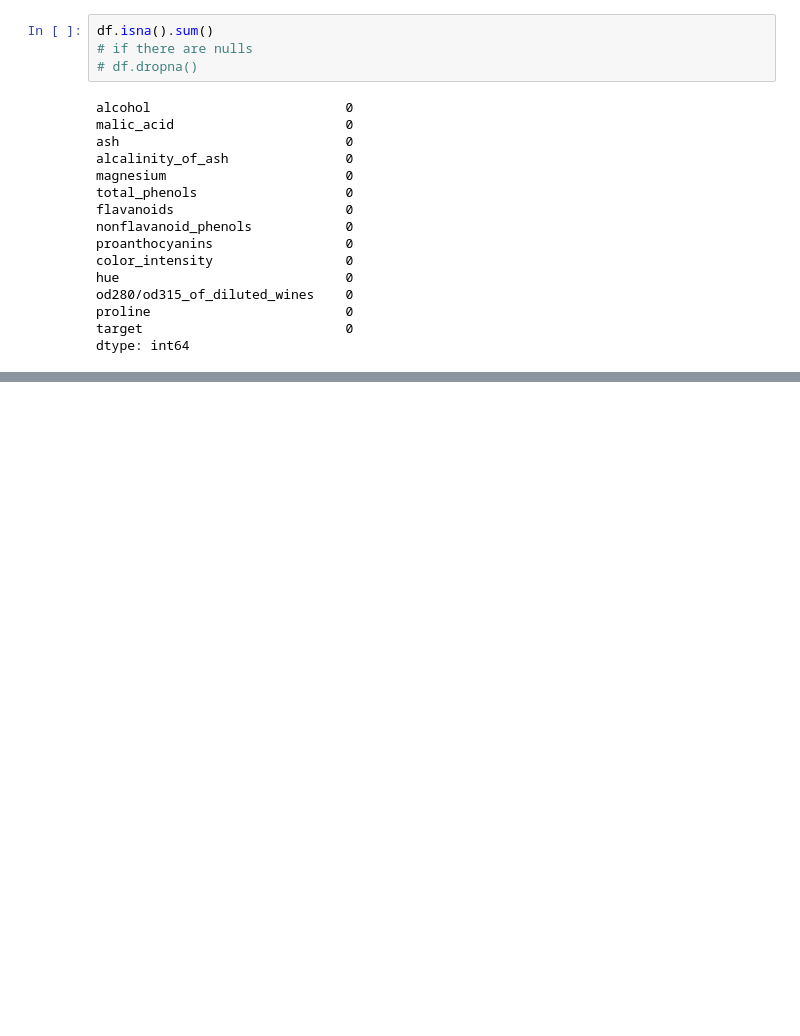
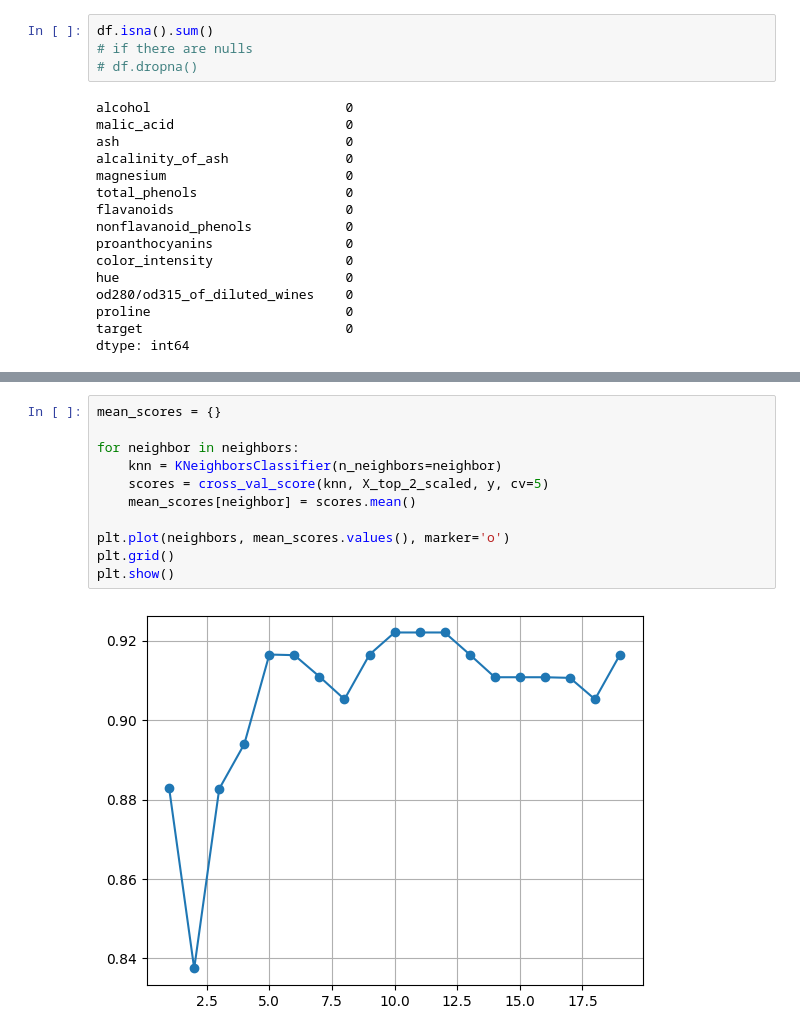
Before and after one commit to hedouke3000/ml, a Jupyter notebook: wine_KNN.ipynb, the cells around one changed output, grey strips where cells are left out. Saved outputs shown, nothing was run; the diff lists cells and outputs as text; blank space fills up the shorter version.

```diff
--- a/wine_KNN.ipynb
+++ b/wine_KNN.ipynb
@@ -107,0 +163,13 @@ array([<Axes: >, <Axes: >, <Axes: >, <Axes: >, <Axes: >, <Axes: >,
+# %%
+mean_scores = {}
+
+for neighbor in neighbors:
+    knn = KNeighborsClassifier(n_neighbors=neighbor)
+    scores = cross_val_score(knn, X_top_2_scaled, y, cv=5)
+    mean_scores[neighbor] = scores.mean()
+
+plt.plot(neighbors, mean_scores.values(), marker='o')
+plt.grid()
+plt.show()
+# %% [output]
+[figure, added]
```
Also changed, not shown: parts of 8 cells of this notebook.
